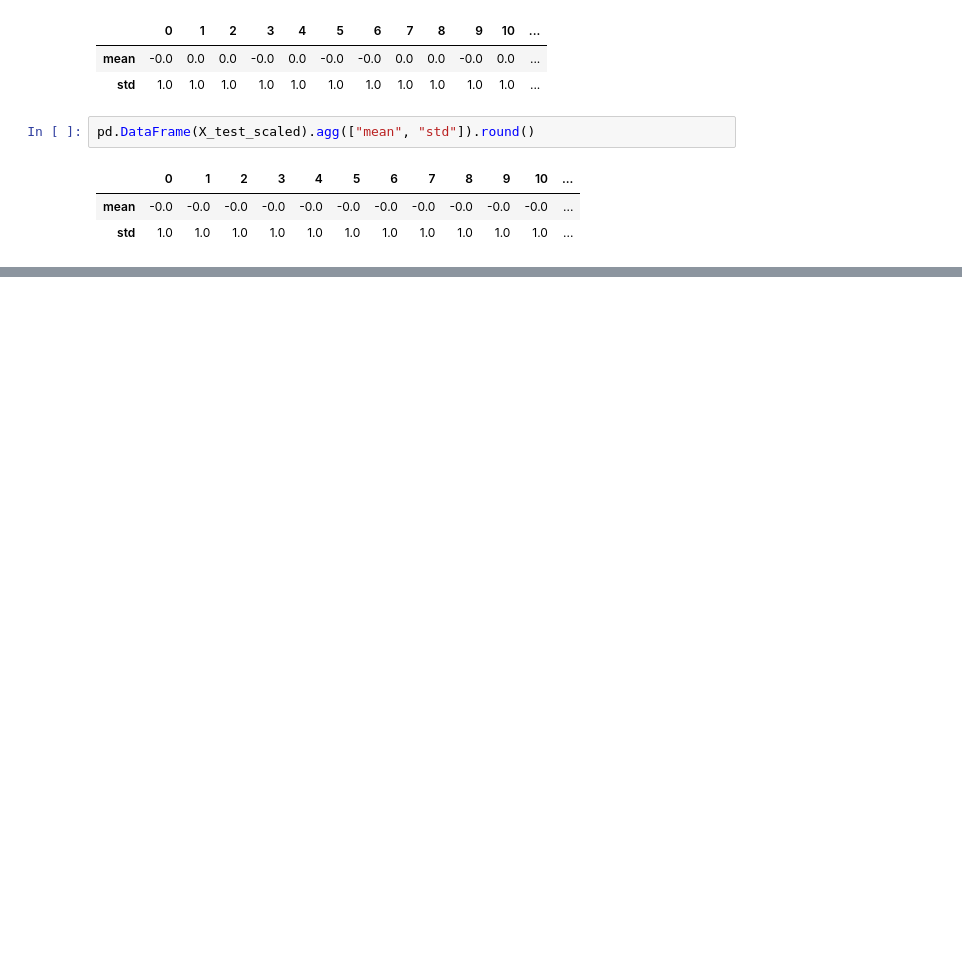
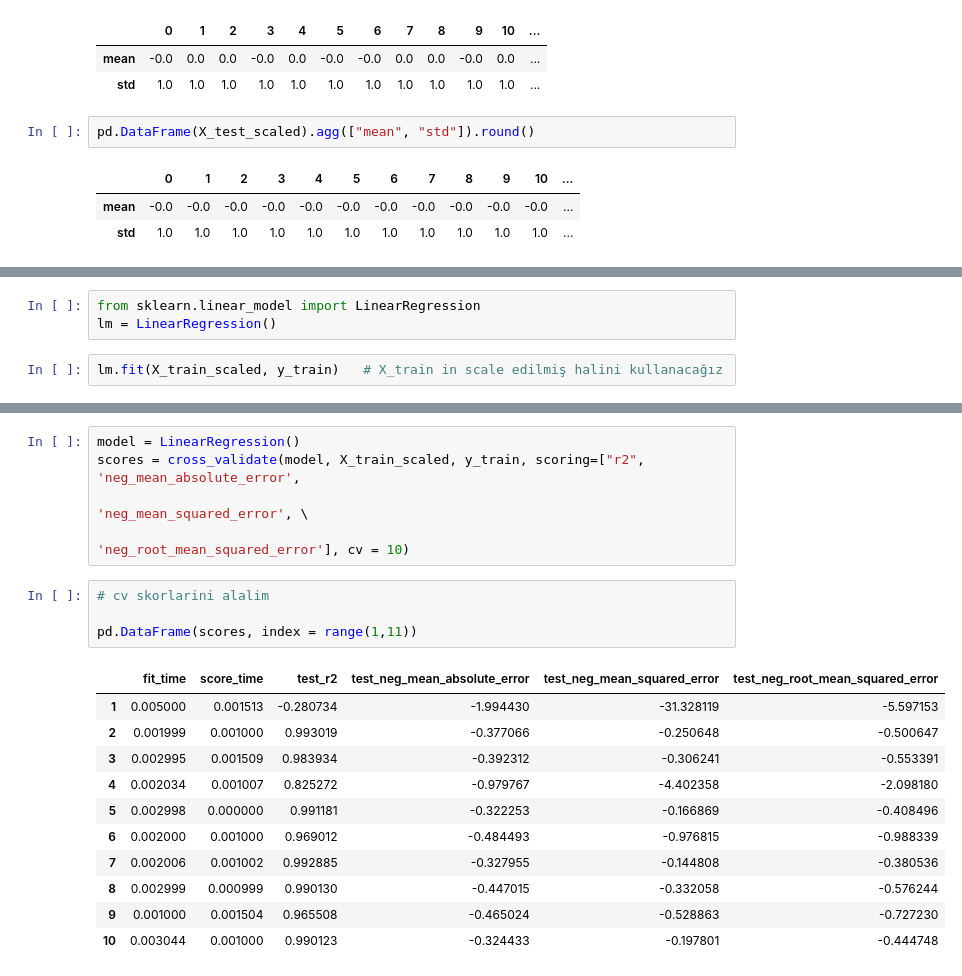
Before and after one commit to Sungur66/Myfiles_from_Batch168, a Jupyter notebook: 15.ML/3-ML_Regularization-Ridge-Lasso.ipynb, the cells around one changed output, grey strips where cells are left out. Drawn from its saved outputs; the diff is of its cells as text; blank space fills up the shorter version.

```diff
--- a/15.ML/3-ML_Regularization-Ridge-Lasso.ipynb
+++ b/15.ML/3-ML_Regularization-Ridge-Lasso.ipynb
@@ -129,0 +140,5 @@ pd.DataFrame(X_test_scaled).agg(["mean", "std"]).round()
+# %%
+from sklearn.linear_model import LinearRegression
+lm = LinearRegression()
+# %%
+lm.fit(X_train_scaled, y_train)   # X_train in scale edilmiş halini kullanacağız
@@ -129,0 +246,21 @@ pd.DataFrame(X_test_scaled).agg(["mean", "std"]).round()
+# %%
+model = LinearRegression()
+scores = cross_validate(model, X_train_scaled, y_train, scoring=["r2", 'neg_mean_absolute_error',
+                                                                'neg_mean_squared_error', \
+                                                                'neg_root_mean_squared_error'], cv = 10)
+# %%
+# cv skorlarini alalim
+
+pd.DataFrame(scores, index = range(1,11))
+# %% [output]
+|  | fit_time | score_time | test_r2 | test_neg_mean_absolute_error | test_neg_mean_squared_error | test_neg_root_mean_squared_error |
+| 1 | 0.005000 | 0.001513 | -0.280734 | -1.994430 | -31.328119 | -5.597153 |
+| 2 | 0.001999 | 0.001000 | 0.993019 | -0.377066 | -0.250648 | -0.500647 |
+| 3 | 0.002995 | 0.001509 | 0.983934 | -0.392312 | -0.306241 | -0.553391 |
+| 4 | 0.002034 | 0.001007 | 0.825272 | -0.979767 | -4.402358 | -2.098180 |
+| 5 | 0.002998 | 0.000000 | 0.991181 | -0.322253 | -0.166869 | -0.408496 |
+| 6 | 0.002000 | 0.001000 | 0.969012 | -0.484493 | -0.976815 | -0.988339 |
+| 7 | 0.002006 | 0.001002 | 0.992885 | -0.327955 | -0.144808 | -0.380536 |
+| 8 | 0.002999 | 0.000999 | 0.990130 | -0.447015 | -0.332058 | -0.576244 |
+| 9 | 0.001000 | 0.001504 | 0.965508 | -0.465024 | -0.528863 | -0.727230 |
+| 10 | 0.003044 | 0.001000 | 0.990123 | -0.324433 | -0.197801 | -0.444748 |
```
Also changed, not shown: parts of 60 cells of this notebook.
